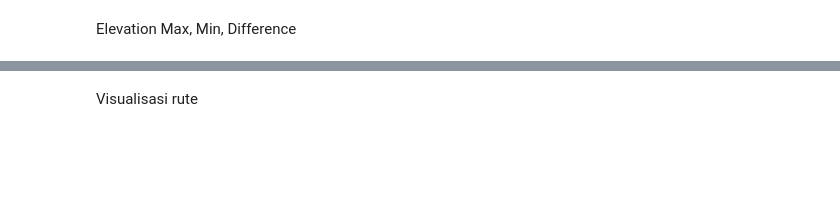
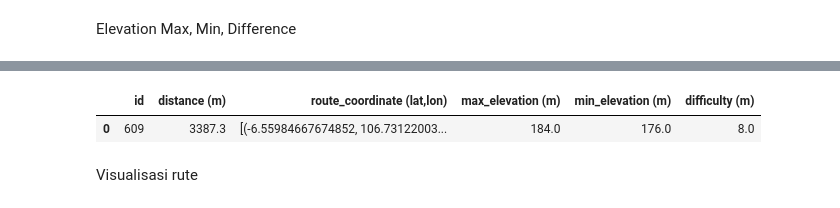
Before and after one commit to Reynxzz/capstone-ipb, a Jupyter notebook: Capstone_IPB_Making_Dataset_&_Recommender_System.ipynb, the cells around one changed output, grey strips where cells are left out. Cells and saved outputs as stored; diff of their text form; code cells hidden in the pictures; blank space fills up the shorter version.

Commit message:
initial dataframe

```diff
--- a/Capstone_IPB_Making_Dataset_&_Recommender_System.ipynb
+++ b/Capstone_IPB_Making_Dataset_&_Recommender_System.ipynb
@@ -76,10 +77,9 @@ Bikin rute random
 # %%
 import random
 import json
-import folium
 import requests
 
-def routes_maker(total_point, max_distance):
+def routes_maker(total_point, max_distance, threshold=300):
     subset = []
     # define start and end coordinates
     start = coordinates[0]
@@ -122,25 +122,27 @@ def routes_maker(total_point, max_distance):
         # elevation = data['features'][0]['properties']['segments'][0]['steps'][0]['elevation']
 
         print(f"Distance between locations {i+1} and {i+2}: {distance:.2f} meters")
-        # elevation_profile = [(step['distance'], step['elevation']) for step in elevation]
-        # print(elevation_profile)
+
         # total distance and duration
         total_distance += distance
         total_duration += duration
 
-        # visualize route
+        # visualize the route
         m = folium.Map(location=start, zoom_start=14)
         folium.PolyLine(locations=[list(reversed(coord))
                               for coord in
                               data['features'][0]['geometry']['coordinates']]).add_to(m)
 
+    # print total distance and duration
     print(f"Total distance: {total_distance:.2f} meters")
     print(f"Total duration: {total_duration:.2f} seconds")
 
+    # add marker to map
     folium.Marker(location=start, popup='Start here', icon=folium.Icon(color='green', prefix='fa', icon='running')).add_to(m)
-    folium.Marker(location=locations[len(locations) // 2], popup='Finish here', icon=folium.Icon(color='blue',prefix='fa', icon='undo')).add_to(m)
+    folium.Marker(location=locations[len(locations) // 2], popup='Finish here (turn around)', icon=folium.Icon(color='blue',prefix='fa', icon='undo')).add_to(m)
 
-    if total_distance < max_distance + 300:
+    # if requirements not satisfied, run the function again!
+    if total_distance < max_distance + threshold:
       return total_distance, m, subset
     else:
       return routes_maker(total_point, max_distance)
@@ -162,0 +162,3 @@ total_distances, subset
+# %%
+routes = [total_distances] + subset
+routes
@@ -206,0 +210,10 @@ max_elevation, min_elevation, elevation_difficulty
+# %%
+import numpy as np
+# Create a dictionary with the data and column names
+routes_dict = {
+              'id': np.random.randint(100, 1000),
+              'distance (m)': routes[0],
+             'route_coordinate (lat,lon)': [routes[1:5]],
+             'max_elevation (m)': max_elevation,
+             'min_elevation (m)': min_elevation,
+             'difficulty (m)': elevation_difficulty}
@@ -207,3 +232,10 @@ max_elevation, min_elevation, elevation_difficulty
+# %%
+df_routes = pd.DataFrame(routes_dict)
+# %%
+df_routes
+# %% [output]
+|  | id | distance (m) | route_coordinate (lat,lon) | max_elevation (m) | min_elevation (m) | difficulty (m) |
+| 0 | 609 | 3387.3 | [(-6.55984667674852, 106.73122003... | 184.0 | 176.0 | 8.0 |
 # %% [markdown]
 Visualisasi rute
 # %%
```
Also changed, not shown: parts of 13 cells of this notebook.
